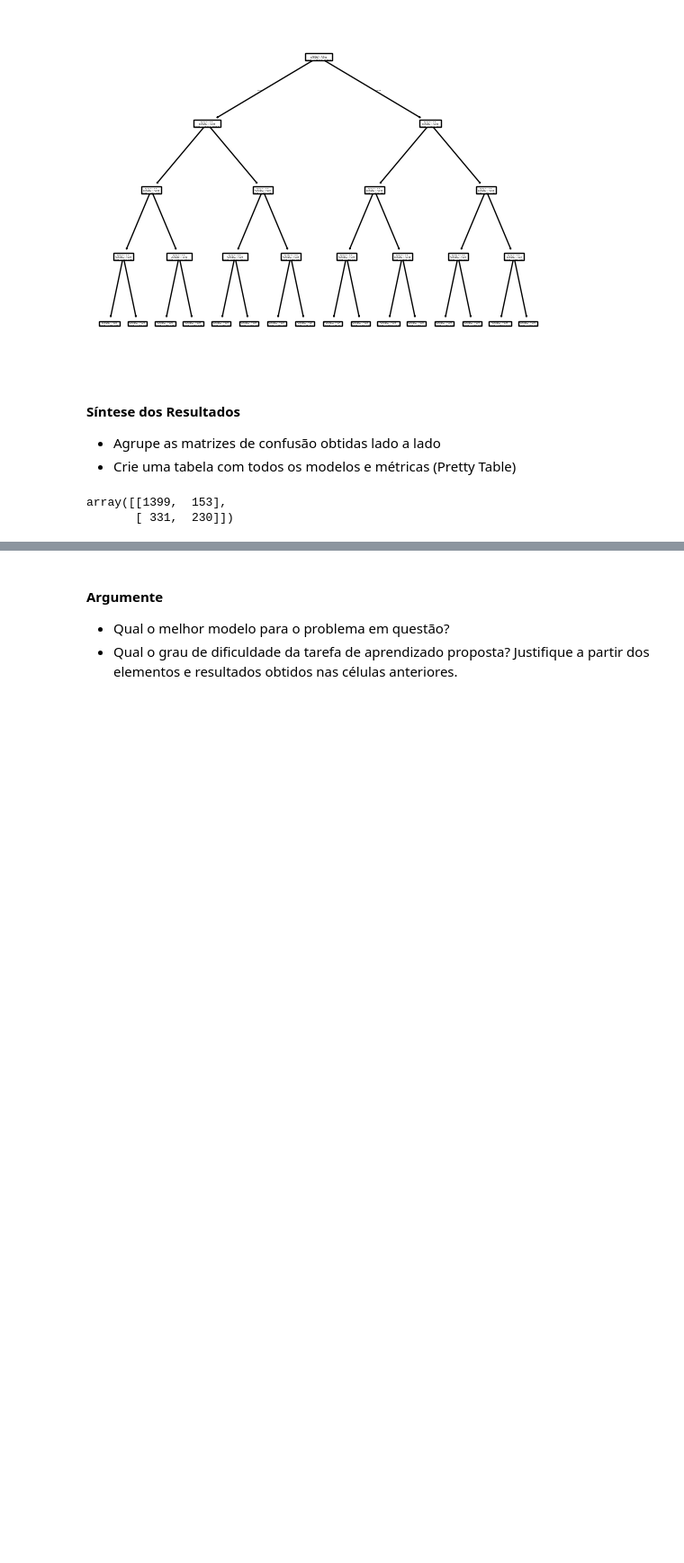
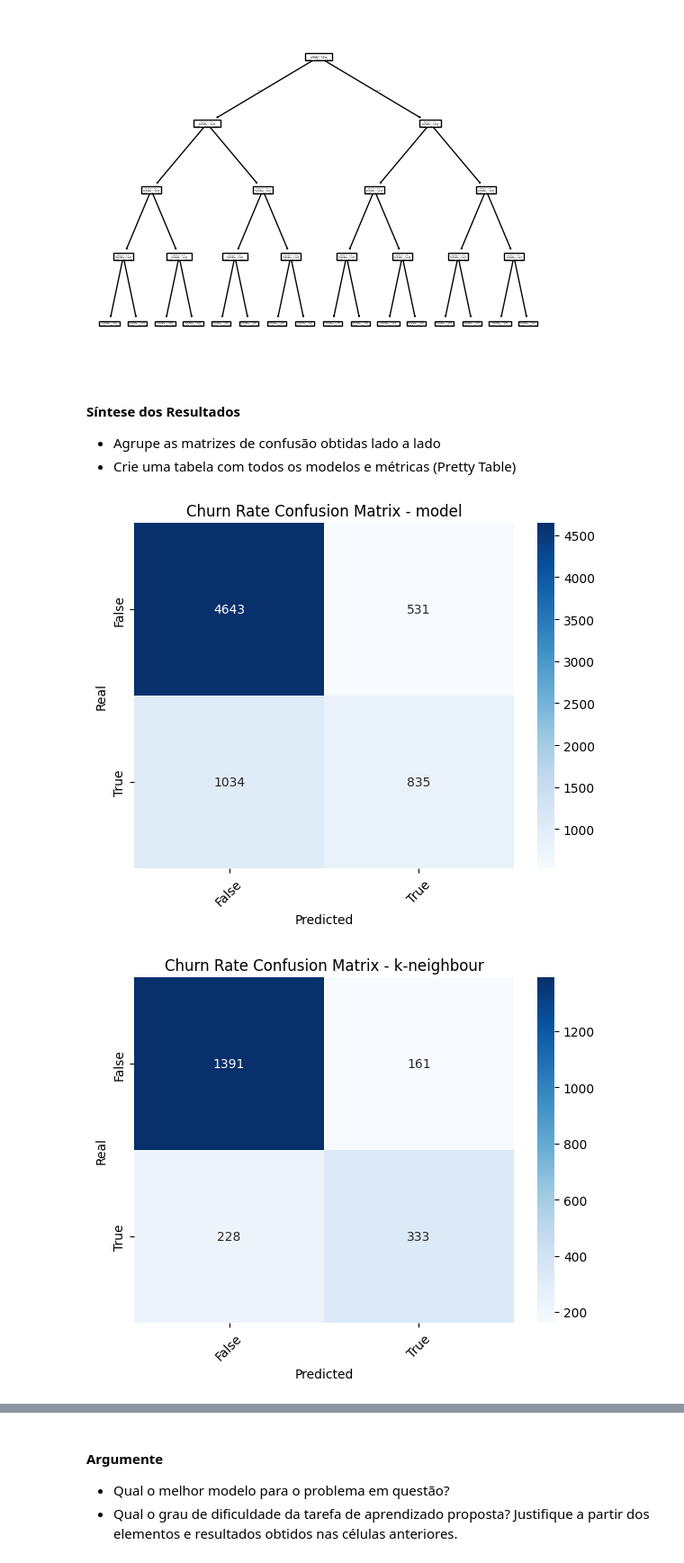
Before and after one commit to samirasousza/RNA-2025.2-PP1.2, a Jupyter notebook: rna_2025_2_pp1_2.ipynb, the cells around one changed output, grey strips where cells are left out. Shown at 90% size. Cells and saved outputs as stored; diff of their text form; code cells hidden in the pictures; blank space fills up the shorter version.

```diff
--- a/rna_2025_2_pp1_2.ipynb
+++ b/rna_2025_2_pp1_2.ipynb
@@ -604,8 +614,8 @@ y[:6]
 | 5 | True |
 dtype: bool
 # %%
-X_pred = clf.predict(X)
-X_pred
+X_pred_l = clf.predict(X)
+X_pred_l
 # %% [output]
 array([False, False, False, ..., False,  True, False])
 # %%
@@ -726,8 +776,19 @@ plt.show()
 
 - Agrupe as matrizes de confusão obtidas lado a lado
 - Crie uma tabela com todos os modelos e métricas (Pretty Table)
-# %%
-cm_t
-# %% [output]
-array([[1399,  153],
-       [ 331,  230]])
+# %%
+matrices = [cm, cm_n, cm_t]
+titles = ["model", "k-neighbour", "decision tree"]
+
+for i in range(3):
+    plt.figure(figsize=(6,5))
+    sns.heatmap(matrices[i], annot=True, fmt="d", cmap="Blues", xticklabels=labels, yticklabels=labels)
+    plt.title(f"Churn Rate Confusion Matrix - {titles[i]}")
+    plt.xlabel("Predicted")
+    plt.ylabel("Real")
+    plt.xticks(rotation=45)
+    plt.tight_layout()
+    plt.show()
+# %% [output]
+[figure, added]
+[figure, added]
```
Also changed, not shown: parts of 13 cells of this notebook.
